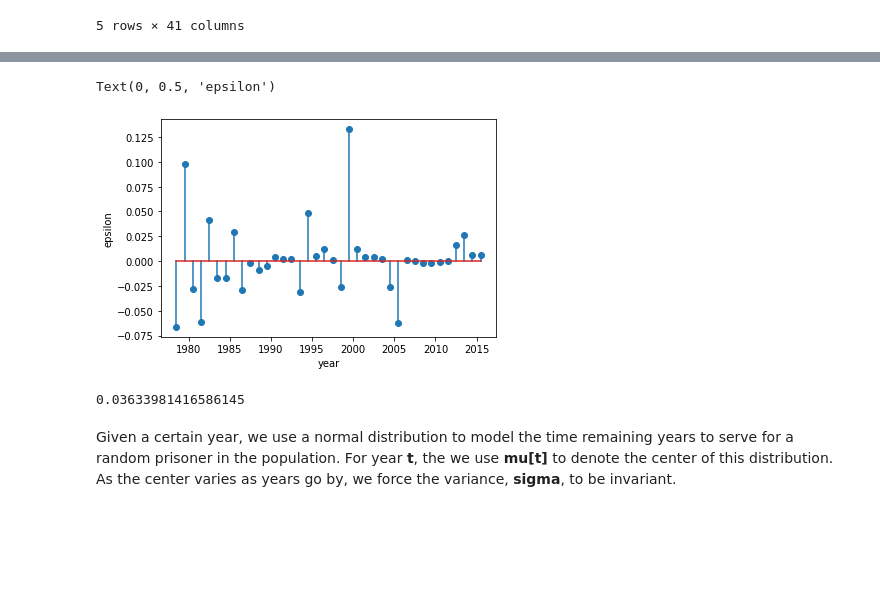
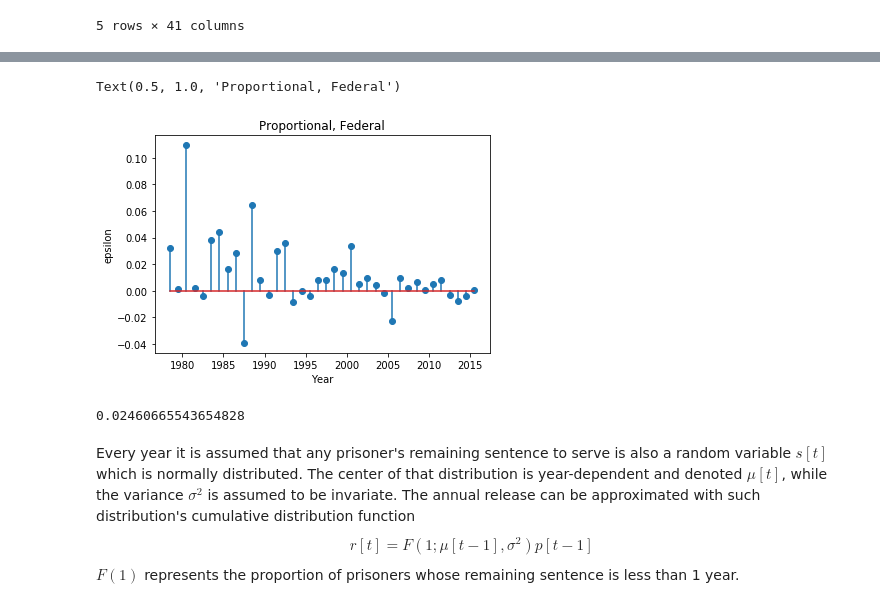
Before and after one commit to carmagnole/Springboard, a Jupyter notebook: project1/model.ipynb, the cells around one changed output, grey strips where cells are left out. Saved outputs shown, nothing was run; the diff lists cells and outputs as text; code cells hidden in the pictures; blank space fills up the shorter version.

```diff
--- a/project1/model.ipynb
+++ b/project1/model.ipynb
@@ -136,5 +153,5 @@ def extractStatePopulationCount(table, jurisdiction, tableType, year_begin=1978,
 # %%
-jurisdiction = "North Dakota"
+jurisdiction = "Federal"
 
 population = extractStatePopulationCount(malePrisonerPopulation, jurisdiction, "Population")
 admission = extractStatePopulationCount(maleAdmission, jurisdiction, "Admission")
@@ -159,15 +175,18 @@ We use epsilon to denote this proportion, which is centered at **0**.
 epsilon = (population.diff() - admission + release).values[1:] / population.values[:-1]
 # %%
 plt.stem(np.array(range(1979, 2017)) - 0.5, epsilon)
-plt.xlabel("year")
+plt.xlabel("Year")
 plt.ylabel("epsilon")
+plt.title("Proportional, Federal")
 # %% [output]
-Text(0, 0.5, 'epsilon')
+Text(0.5, 1.0, 'Proportional, Federal')
-[figure, old version]
+[figure, new version]
 # %%
 epsilon_sd = epsilon.std()
 epsilon_sd
 # %% [output]
-0.03633981416586145
+0.02460665543654828
-# %% [markdown]
-Given a certain year, we use a normal distribution to model the time remaining years to serve for a random prisoner in the population. For year __t__, the we use **mu[t]** to denote the center of this distribution. As the center varies as years go by, we force the variance, **sigma**, to be invariant.
+# %% [markdown]
+Every year it is assumed that any prisoner's remaining sentence to serve is also a random variable $s[t]$ which is normally distributed. The center of that distribution is year-dependent and denoted $\mu [t]$, while the variance $\sigma^2$ is assumed to be invariate. The annual release can be approximated with such distribution's cumulative distribution function
+$$r[t] = F(1;\mu [t - 1],{\sigma ^2})p[t - 1]$$
+$F(1)$ represents the proportion of prisoners whose remaining sentence is less than 1 year.
```
Also changed, not shown: parts of 52 cells of this notebook, 16 other files.
